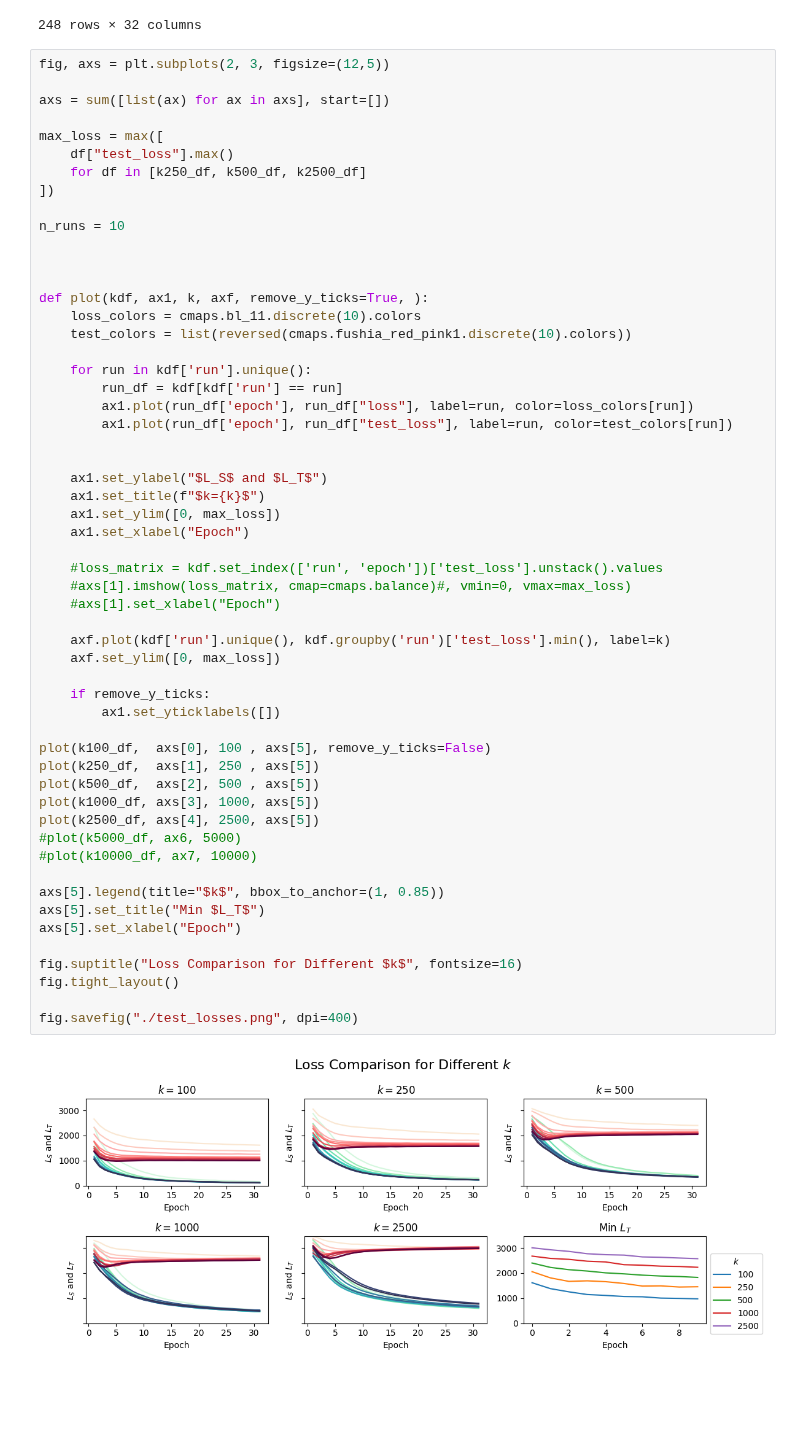
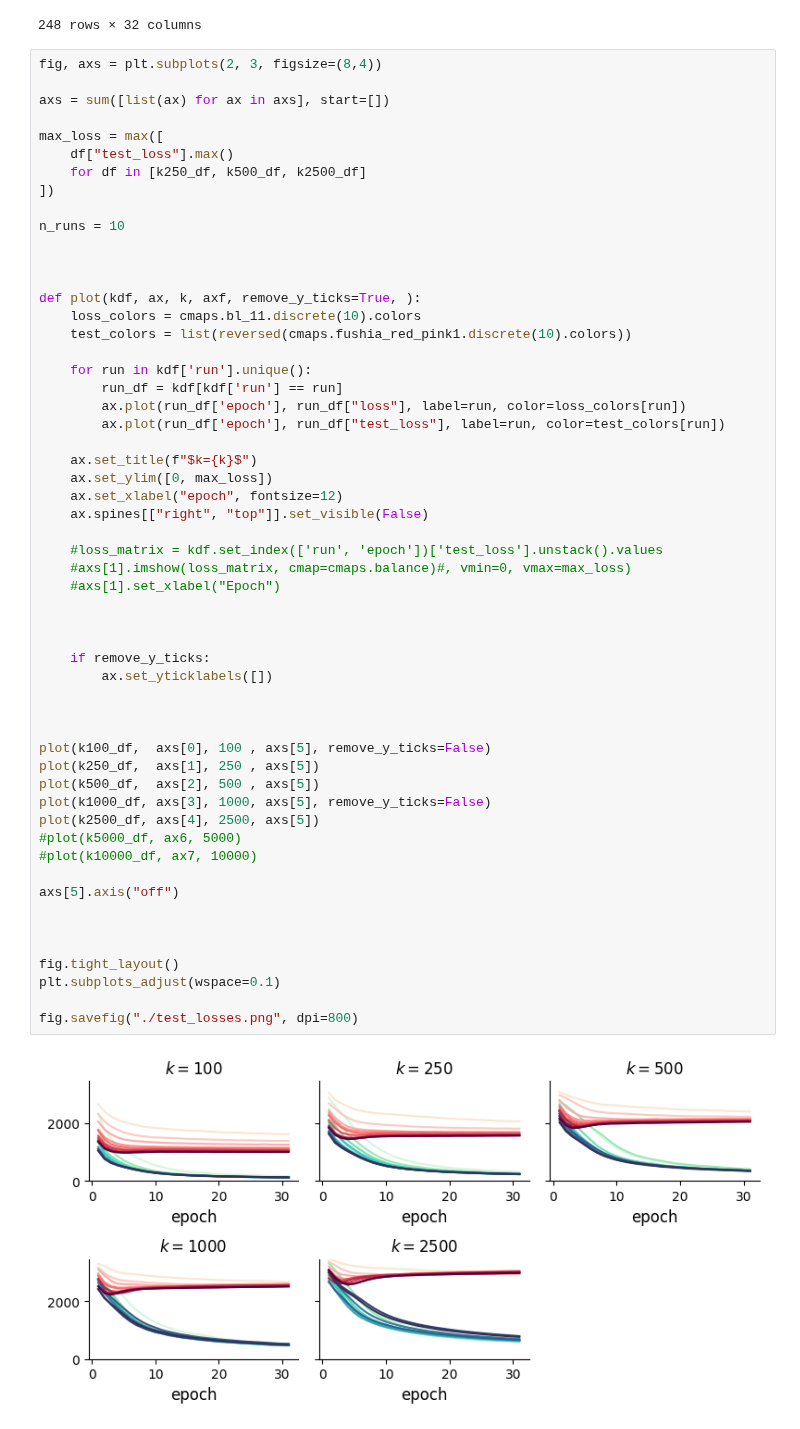
Before and after one commit to cjmerzbacher/met2vec, a Jupyter notebook: Final Plots/Generalization/N5000/rep/rep.ipynb, the cells around one changed output. Drawn from its saved outputs; the diff is of its cells as text; blank space fills up the shorter version.

```diff
--- a/Final Plots/Generalization/N5000/rep/rep.ipynb
+++ b/Final Plots/Generalization/N5000/rep/rep.ipynb
@@ -36,7 +39,7 @@ k10000_df
 | 255 | 31 | 771.042026 | 724.578709 | 46.463318 | 0.0 | 3279.011538 | ... |
 248 rows × 32 columns
 # %%
-fig, axs = plt.subplots(2, 3, figsize=(12,5))
+fig, axs = plt.subplots(2, 3, figsize=(8,4))
 
 axs = sum([list(ax) for ax in axs], start=[])
 
@@ -47,48 +50,48 @@ max_loss = max([
 
 n_runs = 10
 
 
 
-def plot(kdf, ax1, k, axf, remove_y_ticks=True, ):
+def plot(kdf, ax, k, axf, remove_y_ticks=True, ):
     loss_colors = cmaps.bl_11.discrete(10).colors
     test_colors = list(reversed(cmaps.fushia_red_pink1.discrete(10).colors))
 
     for run in kdf['run'].unique():
         run_df = kdf[kdf['run'] == run]
-        ax1.plot(run_df['epoch'], run_df["loss"], label=run, color=loss_colors[run])
-        ax1.plot(run_df['epoch'], run_df["test_loss"], label=run, color=test_colors[run])
+        ax.plot(run_df['epoch'], run_df["loss"], label=run, color=loss_colors[run])
+        ax.plot(run_df['epoch'], run_df["test_loss"], label=run, color=test_colors[run])
 
-
-    ax1.set_ylabel("$L_S$ and $L_T$")
-    ax1.set_title(f"$k={k}$")
-    ax1.set_ylim([0, max_loss])
-    ax1.set_xlabel("Epoch")
+    ax.set_title(f"$k={k}$")
+    ax.set_ylim([0, max_loss])
+    ax.set_xlabel("epoch", fontsize=12)
+    ax.spines[["right", "top"]].set_visible(False)
 
     #loss_matrix = kdf.set_index(['run', 'epoch'])['test_loss'].unstack().values
     #axs[1].imshow(loss_matrix, cmap=cmaps.balance)#, vmin=0, vmax=max_loss)
     #axs[1].set_xlabel("Epoch")
 
-    axf.plot(kdf['run'].unique(), kdf.groupby('run')['test_loss'].min(), label=k)
-    axf.set_ylim([0, max_loss])
+
 
     if remove_y_ticks:
-        ax1.set_yticklabels([])
+        ax.set_yticklabels([])
+
+
 
 plot(k100_df,  axs[0], 100 , axs[5], remove_y_ticks=False)
 plot(k250_df,  axs[1], 250 , axs[5])
 plot(k500_df,  axs[2], 500 , axs[5])
-plot(k1000_df, axs[3], 1000, axs[5])
+plot(k1000_df, axs[3], 1000, axs[5], remove_y_ticks=False)
 plot(k2500_df, axs[4], 2500, axs[5])
 #plot(k5000_df, ax6, 5000)
 #plot(k10000_df, ax7, 10000)
 
-axs[5].legend(title="$k$", bbox_to_anchor=(1, 0.85))
-axs[5].set_title("Min $L_T$")
-axs[5].set_xlabel("Epoch")
+axs[5].axis("off")
 
-fig.suptitle("Loss Comparison for Different $k$", fontsize=16)
+
+
 fig.tight_layout()
+plt.subplots_adjust(wspace=0.1)
 
-fig.savefig("./test_losses.png", dpi=400)
+fig.savefig("./test_losses.png", dpi=800)
 # %% [output]
-[figure, old version]
+[figure, new version]
```
Also changed, not shown: parts of 3 cells of this notebook, 26 other files.
